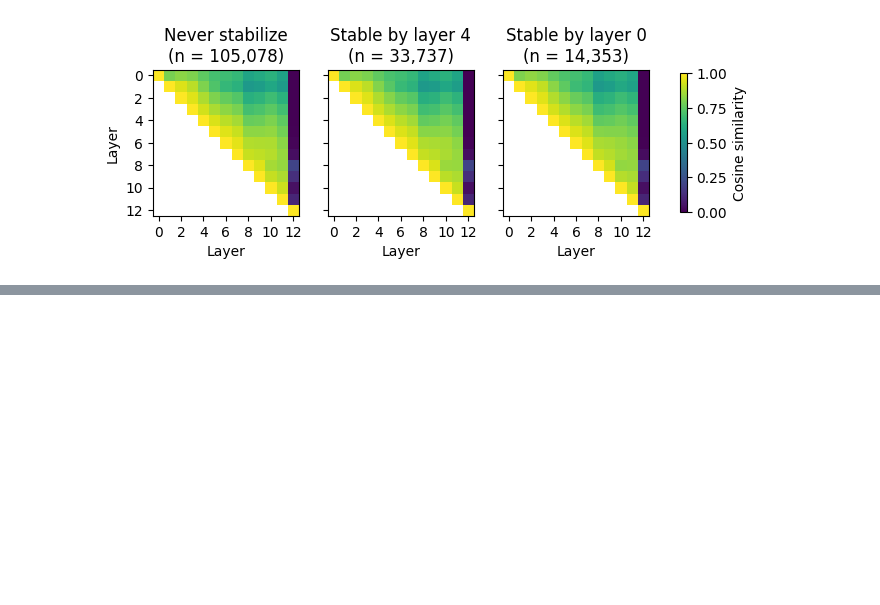
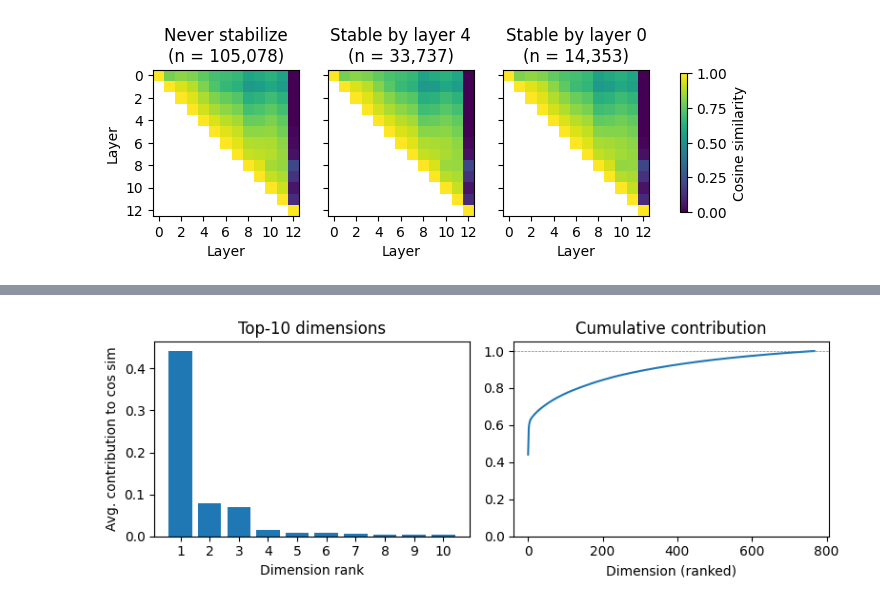
Before and after one commit to ychnli/depth-routing, a Jupyter notebook: notebooks/hidden_layer_cosine_analysis.ipynb, the cells around one changed output, grey strips where cells are left out. Saved outputs shown, nothing was run; the diff lists cells and outputs as text; code cells hidden in the pictures; blank space fills up the shorter version.

```diff
--- a/notebooks/hidden_layer_cosine_analysis.ipynb
+++ b/notebooks/hidden_layer_cosine_analysis.ipynb
@@ -153,0 +163,16 @@ plt.show()
+# %%
+all_losses = []
+for fi, fpath in enumerate(excerpt_files):
+    data = np.load(fpath, allow_pickle=True)
+    tl = data["token_losses"]  # (seq_len-1,)
+    all_losses.append(tl)
+
+all_losses = np.concatenate(all_losses)
+print(f"Total tokens with losses: {len(all_losses):,}")
+print(f"Loss range: [{all_losses.min():.4f}, {all_losses.max():.4f}]")
+
+# Decile thresholds
+lo_thresh = np.percentile(all_losses, 10)
+hi_thresh = np.percentile(all_losses, 90)
+print(f"Bottom decile (≤ {lo_thresh:.4f}): {(all_losses <= lo_thresh).sum():,} tokens")
+print(f"Top decile    (≥ {hi_thresh:.4f}): {(all_losses >= hi_thresh).sum():,} tokens")
@@ -153,0 +508,25 @@ plt.show()
+# %%
+fig, axes = plt.subplots(1, 2, figsize=(8, 3))
+
+# (a) Bar chart of top-10 dimension contributions
+top_k = 10
+ax = axes[0]
+ax.bar(np.arange(top_k)+1, global_dimwise[sorted_dims[:top_k]] / total_abs)
+ax.set_xlabel("Dimension rank")
+ax.set_xticks(np.arange(1, top_k+1))
+ax.set_ylabel("Avg. contribution to cos sim")
+ax.set_title(f"Top-{top_k} dimensions")
+ax.axhline(0, c="gray", lw=0.5, ls="--")
+
+# (b) Cumulative contribution
+ax = axes[1]
+ax.plot(cumulative / total_abs)
+ax.set_ylim(0, 1.05)
+ax.set_xlabel("Dimension (ranked)")
+ax.set_title("Cumulative contribution")
+ax.axhline(1.0, c="gray", lw=0.5, ls="--")
+
+fig.tight_layout()
+plt.savefig("../figures/rogue_dim_contributions.pdf", bbox_inches="tight")
+# %% [output]
+[figure, added]
```
Also changed, not shown: parts of 46 cells of this notebook, 16 other files.
